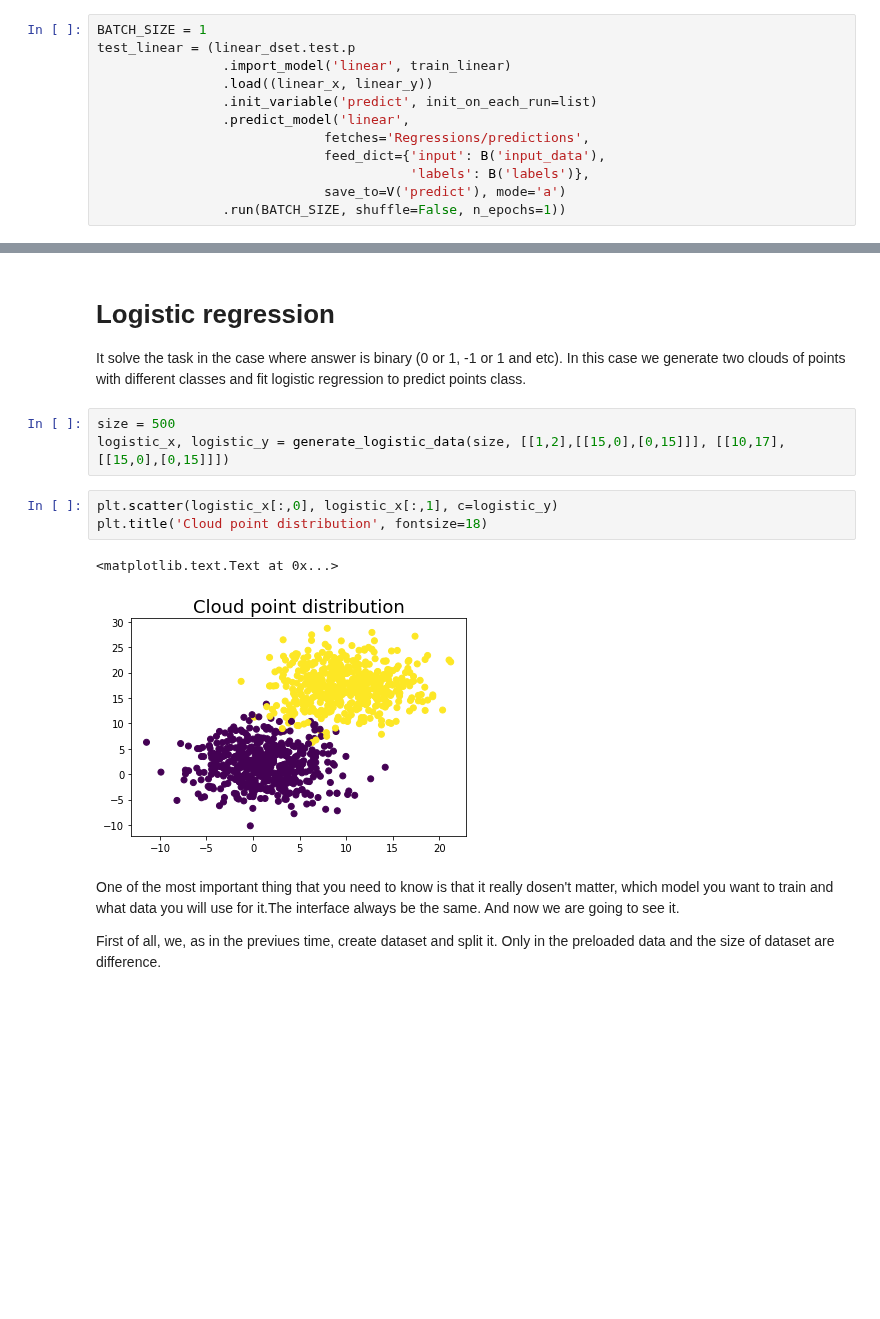
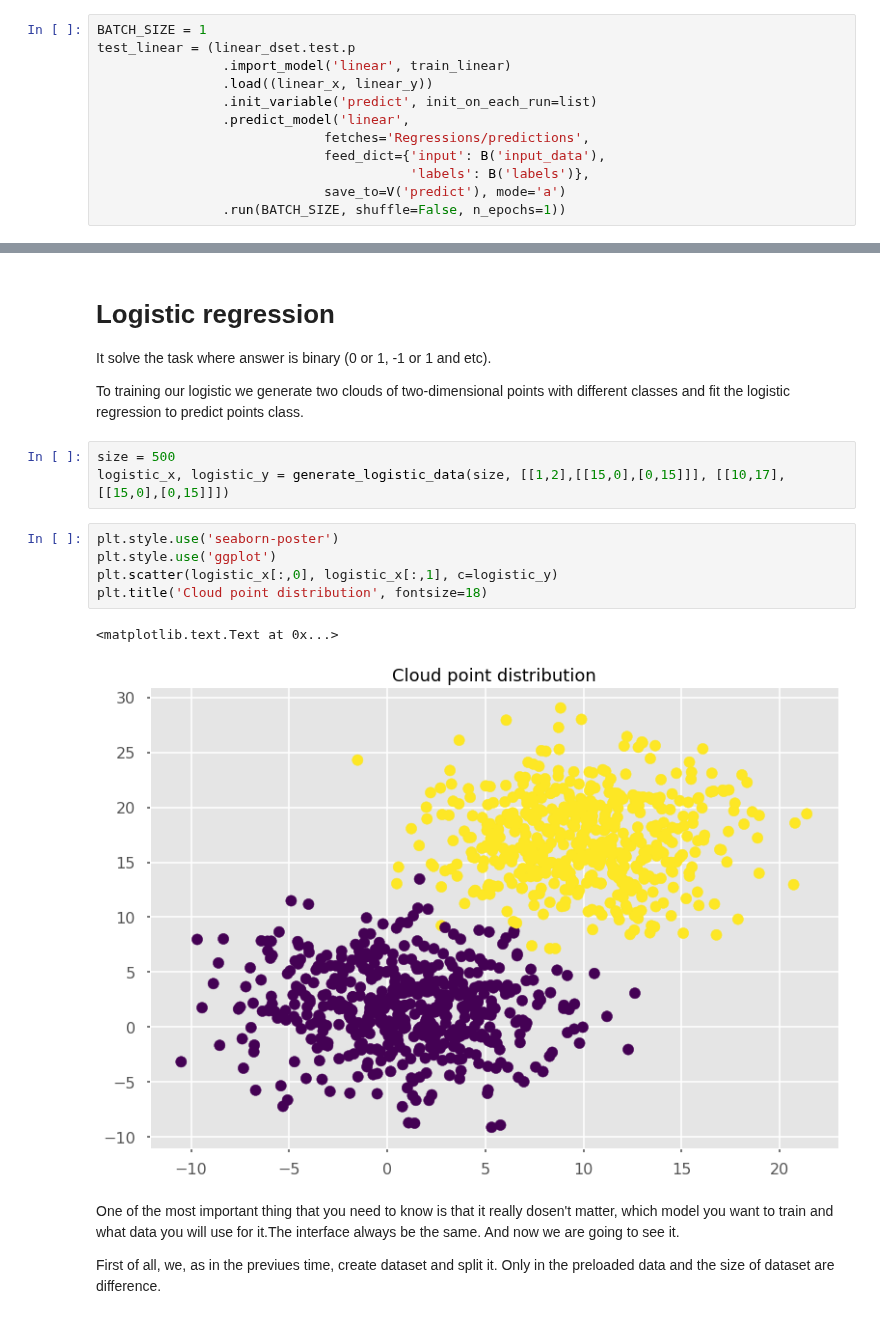
Before and after one commit to analysiscenter/az_training, a Jupyter notebook: anton_broilovskiy/task_01/regressions_with_models.ipynb, the cells around one changed output, grey strips where cells are left out. Cells and saved outputs as stored; diff of their text form; blank space fills up the shorter version.

Commit message:
Fix bugs in task_01 and update docs in task_01 and task_03

```diff
--- a/anton_broilovskiy/task_01/regressions_with_models.ipynb
+++ b/anton_broilovskiy/task_01/regressions_with_models.ipynb
@@ -111,16 +122,19 @@ Percentage of errors: 0.767%
 # %% [markdown]
 # Logistic regression
-It solve the task in the case where answer is binary (0 or 1, -1 or 1 and etc).
-In this case we generate two clouds of points with different classes and fit logistic regression to predict points class.
+It solve the task where answer is binary (0 or 1, -1 or 1 and etc).
+
+To training our logistic we generate two clouds of two-dimensional points with different classes and fit the logistic regression to predict points class.
 # %%
 size = 500
 logistic_x, logistic_y = generate_logistic_data(size, [[1,2],[[15,0],[0,15]]], [[10,17],[[15,0],[0,15]]])
 # %%
+plt.style.use('seaborn-poster')
+plt.style.use('ggplot')
 plt.scatter(logistic_x[:,0], logistic_x[:,1], c=logistic_y)
 plt.title('Cloud point distribution', fontsize=18)
 # %% [output]
 <matplotlib.text.Text at 0x...>
-[figure, old version]
+[figure, new version]
 # %% [markdown]
 One of the most important thing that you need to know is that it really dosen't matter, which model you want to train and what data you will use for it.The interface always be the same. And now we are going to see it.
 
```
Also changed, not shown: parts of 26 cells of this notebook, 5 other files.
